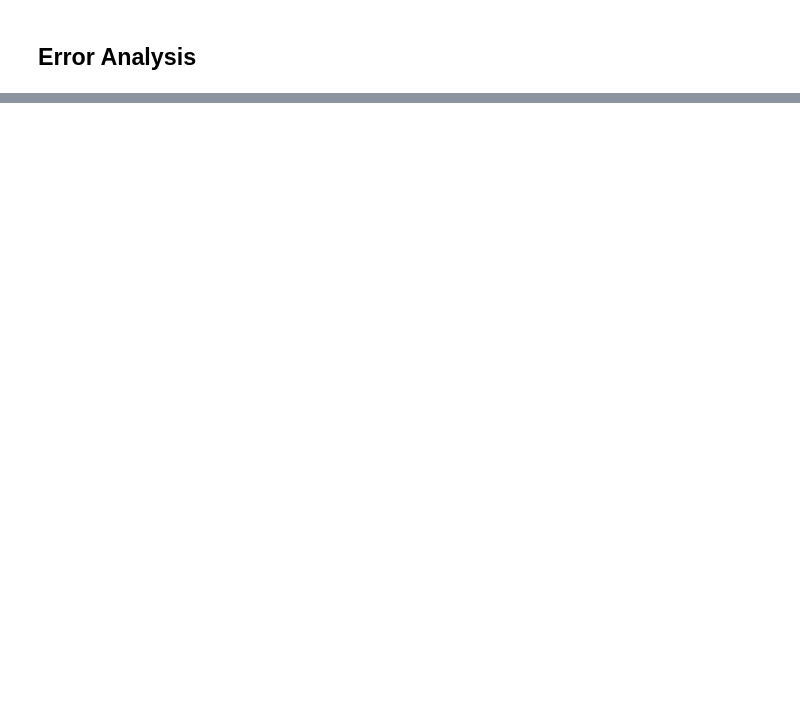
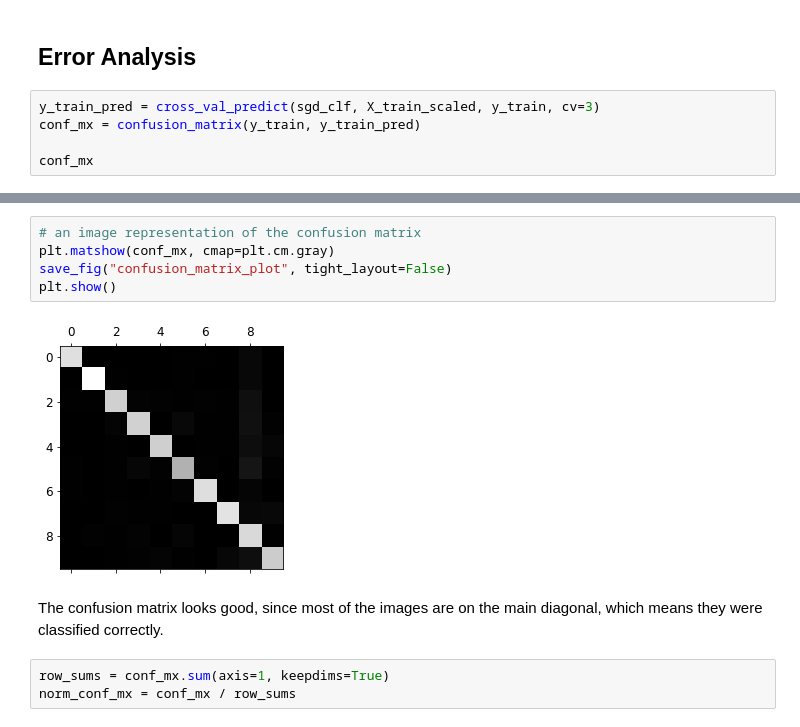
Before and after one commit to sankalptambe/image-classification, a Jupyter notebook: Classification.ipynb, the cells around one changed output, grey strips where cells are left out. Cells and saved outputs as stored; diff of their text form; blank space fills up the shorter version.

```diff
--- a/Classification.ipynb
+++ b/Classification.ipynb
@@ -479,2 +512,7 @@ cross_val_score(sgd_clf, X_train_scaled, y_train, cv=3, scoring='accuracy')
 # %% [markdown]
 ## Error Analysis
+# %%
+y_train_pred = cross_val_predict(sgd_clf, X_train_scaled, y_train, cv=3)
+conf_mx = confusion_matrix(y_train, y_train_pred)
+
+conf_mx
@@ -480,0 +530,12 @@ cross_val_score(sgd_clf, X_train_scaled, y_train, cv=3, scoring='accuracy')
+# %%
+# an image representation of the confusion matrix
+plt.matshow(conf_mx, cmap=plt.cm.gray)
+save_fig("confusion_matrix_plot", tight_layout=False)
+plt.show()
+# %% [output]
+[figure, added]
+# %% [markdown]
+The confusion matrix looks good, since most of the images are on the main diagonal, which means they were classified correctly.
+# %%
+row_sums = conf_mx.sum(axis=1, keepdims=True)
+norm_conf_mx = conf_mx / row_sums
```
Also changed, not shown: parts of 20 cells of this notebook, 2 other files.
